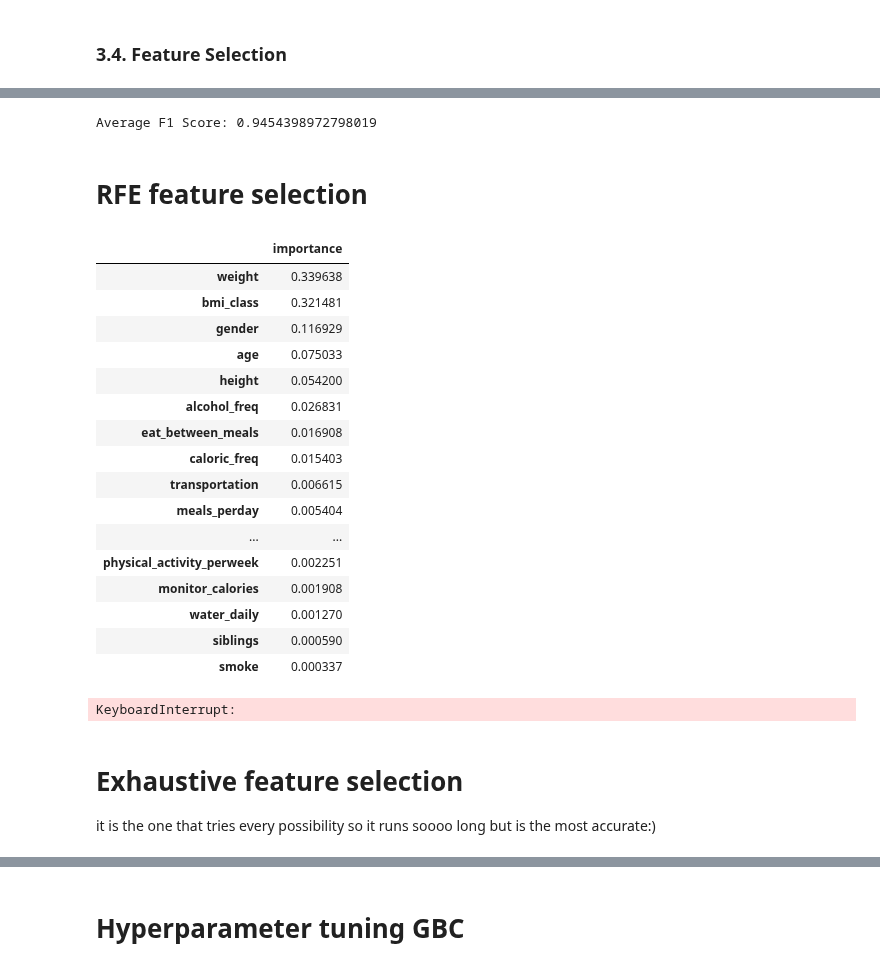
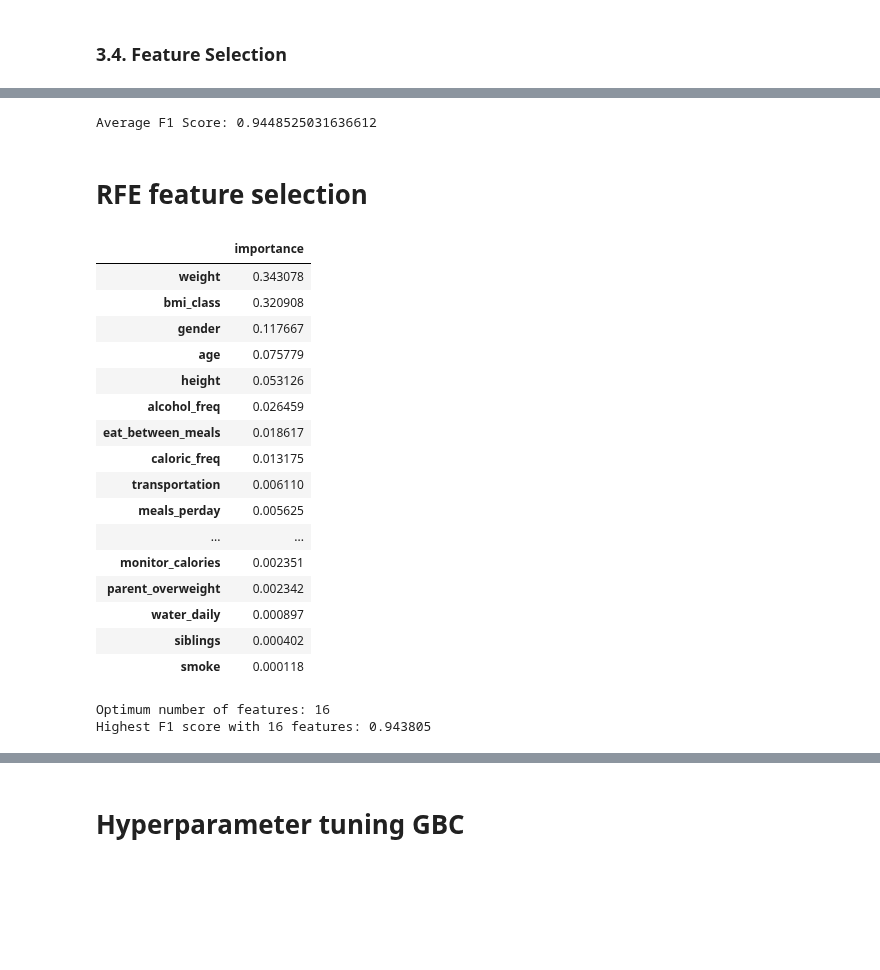
Before and after one commit to 0xMarc0s/IMS_ML_project, a Jupyter notebook: Project_Notebook_Template/Final Pipeline.ipynb, the cells around one changed output, grey strips where cells are left out. Cells and saved outputs as stored; diff of their text form; code cells hidden in the pictures; blank space fills up the shorter version.

```diff
--- a/Project_Notebook_Template/Final Pipeline.ipynb
+++ b/Project_Notebook_Template/Final Pipeline.ipynb
@@ -519,6 +521,10 @@ for train_index, val_index in skf.split(X_train, y_train):
     # Impute missing values using Iterative impute
     X_train_fold, X_val_fold = iterative_impute(X_train_fold, X_val_fold)
 
+    # Add life feature
+    add_life_score(X_train_fold)
+    add_life_score(X_val_fold)
+
     # Initialize the scaler
     scaler = StandardScaler()
 
@@ -568,6 +576,10 @@ for train_index, val_index in skf.split(X_train, y_train):
     # Impute missing values using Iterative impute
     X_train_fold, X_val_fold = iterative_impute(X_train_fold, X_val_fold)
 
+    # Add life feature
+    add_life_score(X_train_fold)
+    add_life_score(X_val_fold)
+
     # Initialize the scaler
     scaler = StandardScaler()
 
@@ -588,33 +600,35 @@ for train_index, val_index in skf.split(X_train, y_train):
 # Print the average F1 score
 print(f"Average F1 Score: {np.mean(f1_scores)}\n")
 # %% [output]
-Average F1 Score: 0.9454398972798019
+Average F1 Score: 0.9448525031636612
 # %% [markdown]
 # RFE feature selection
+# %%
+new_columns = X.columns.tolist() + ['bmi_class', 'life']
 # %%
 importances = tree_gb.feature_importances_
 
-importances_df = pd.DataFrame(importances, index=X_train.columns, columns=['importance'])
+importances_df = pd.DataFrame(importances, index=new_columns, columns=['importance'])
 importances_df = importances_df.sort_values('importance', ascending=False)
 importances_df
 # %% [output]
 |  | importance |
-| weight | 0.339638 |
-| bmi_class | 0.321481 |
-| gender | 0.116929 |
-| age | 0.075033 |
-| height | 0.054200 |
-| alcohol_freq | 0.026831 |
-| eat_between_meals | 0.016908 |
-| caloric_freq | 0.015403 |
-| transportation | 0.006615 |
-| meals_perday | 0.005404 |
+| weight | 0.343078 |
+| bmi_class | 0.320908 |
+| gender | 0.117667 |
+| age | 0.075779 |
+| height | 0.053126 |
+| alcohol_freq | 0.026459 |
+| eat_between_meals | 0.018617 |
+| caloric_freq | 0.013175 |
+| transportation | 0.006110 |
+| meals_perday | 0.005625 |
 | ... | ... |
-| physical_activity_perweek | 0.002251 |
-| monitor_calories | 0.001908 |
-| water_daily | 0.001270 |
-| siblings | 0.000590 |
-| smoke | 0.000337 |
+| monitor_calories | 0.002351 |
+| parent_overweight | 0.002342 |
+| water_daily | 0.000897 |
+| siblings | 0.000402 |
+| smoke | 0.000118 |
 # %%
 import numpy as np
 from sklearn.feature_selection import RFE
@@ -623,7 +637,7 @@ from sklearn.model_selection import StratifiedKFold
 from sklearn.preprocessing import StandardScaler
 from tqdm import tqdm
 
-nof_list = np.arange(1, len(X_train.columns) + 2)
+nof_list = np.arange(5, len(new_columns) + 1) # start from 5 because weight, bmi, gender, age and height will definitely be inside the model based on feature importances
 high_score = float('-inf')
 nof = 0
 score_list = []
@@ -646,6 +660,10 @@ for n in tqdm(nof_list):
 
         # Impute missing values using Iterative impute
         X_train_fold, X_val_fold = iterative_impute(X_train_fold, X_val_fold)
+
+        # Add life feature
+        add_life_score(X_train_fold)
+        add_life_score(X_val_fold)
 
         # Scale the data
         scaler = StandardScaler()
@@ -674,12 +692,6 @@ for n in tqdm(nof_list):
 
 print(f"Optimum number of features: {nof}")
 print(f"Highest F1 score with {nof} features: {high_score:.6f}")
-
-selected_feature_names = X_train.columns[best_features]
-print(f"Selected features with {nof} features:")
-print(selected_feature_names)
 # %% [output]
-KeyboardInterrupt:
+Optimum number of features: 16
+Highest F1 score with 16 features: 0.943805
-# %% [markdown]
-# Exhaustive feature selection
-it is the one that tries every possibility so it runs soooo long but is the most accurate:)
```
Also changed, not shown: parts of 12 cells of this notebook.
